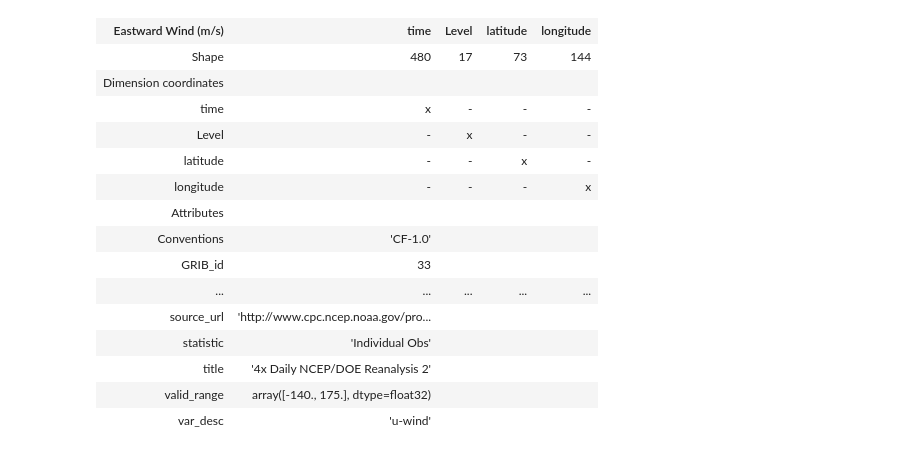
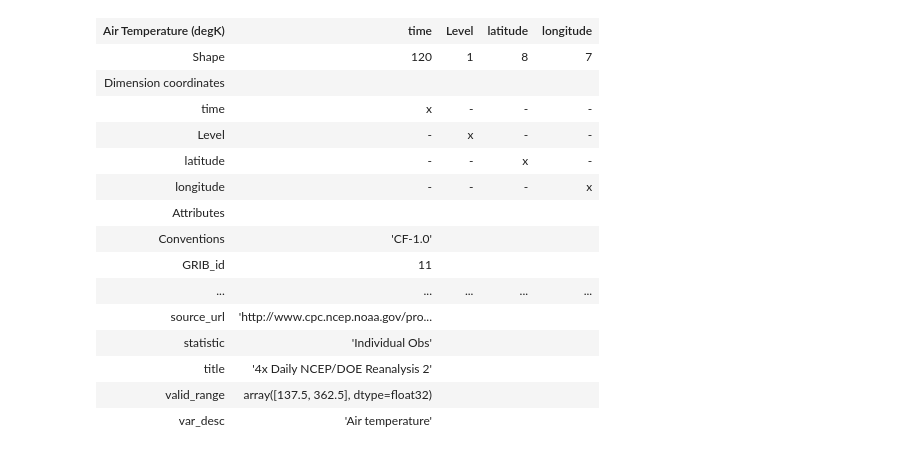
Before and after one commit to sdariza/DOE, a Jupyter notebook: main.ipynb, the cells around one changed output. Saved outputs shown, nothing was run; the diff lists cells and outputs as text; code cells hidden in the pictures.

```diff
--- a/main.ipynb
+++ b/main.ipynb
@@ -23,9 +225,9 @@ uwnd.2023.nc        100%[===================>] 178,09M  10,4MB/s    en 19s
 # %%
-cube = iris.load_cube('uwnd.2023.nc')
+cube = iris.load_cube('air-h0-2023.nc')
 cube
 # %% [output]
-| Eastward Wind (m/s) | time | Level | latitude | longitude |
-| Shape | 480 | 17 | 73 | 144 |
+| Air Temperature (degK) | time | Level | latitude | longitude |
+| Shape | 120 | 1 | 8 | 7 |
 | Dimension coordinates |  |  |  |  |
 | time | x | - | - | - |
 | Level | - | x | - | - |
@@ -33,10 +235,10 @@ cube
 | longitude | - | - | - | x |
 | Attributes |  |  |  |  |
 | Conventions | 'CF-1.0' |  |  |  |
-| GRIB_id | 33 |  |  |  |
+| GRIB_id | 11 |  |  |  |
 | ... | ... | ... | ... | ... |
 | source_url | 'http://www.cpc.ncep.noaa.gov/pro... |  |  |  |
 | statistic | 'Individual Obs' |  |  |  |
 | title | '4x Daily NCEP/DOE Reanalysis 2' |  |  |  |
-| valid_range | array([-140., 175.], dtype=float32) |  |  |  |
-| var_desc | 'u-wind' |  |  |  |
+| valid_range | array([137.5, 362.5], dtype=float32) |  |  |  |
+| var_desc | 'Air temperature' |  |  |  |
```
Also changed, not shown: parts of 37 cells of this notebook, 6 other files.
